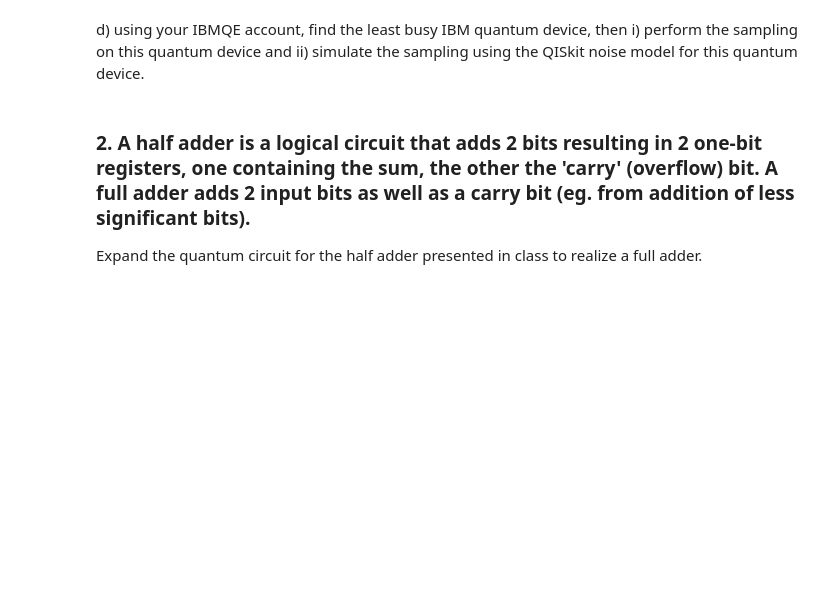
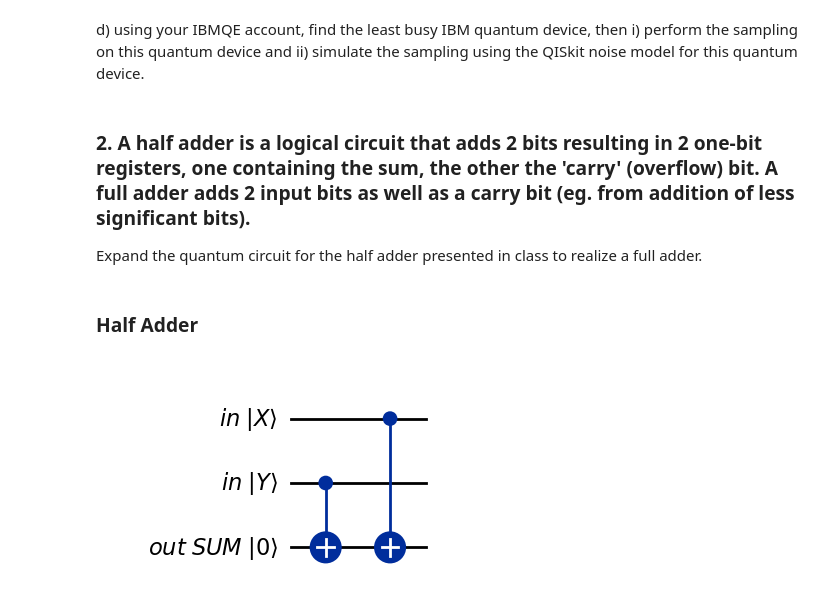
Before and after one commit to elijahkin/amsc698k, a Jupyter notebook: hw3/hw3.ipynb, the cells around one changed output. Saved outputs shown, nothing was run; the diff lists cells and outputs as text; code cells hidden in the pictures; blank space fills up the shorter version.

Commit message:
Half Adder added for b)

```diff
--- a/hw3/hw3.ipynb
+++ b/hw3/hw3.ipynb
@@ -127,0 +126,19 @@ Expand the quantum circuit for the half adder presented in class to realize a fu
+# %% [markdown]
+### Half Adder
+# %%
+# TODO
+from qiskit import QuantumRegister, ClassicalRegister
+
+X = QuantumRegister(1, "in |X⟩")
+Y = QuantumRegister(1, "in |Y⟩")
+sum_out = QuantumRegister(1, "out SUM |0⟩")
+SUM = QuantumCircuit(X, Y, sum_out, name='SUM')
+SUM.cx(1, 2)
+SUM.cx(0, 2)
+
+sum_circuit = SUM.draw('mpl', True)
+SUM = SUM.to_instruction() #converts circuit to quantum gate compatible with classical bits
+
+sum_circuit
+# %% [output]
+[figure, added]
```
Also changed, not shown: parts of 4 cells of this notebook.
